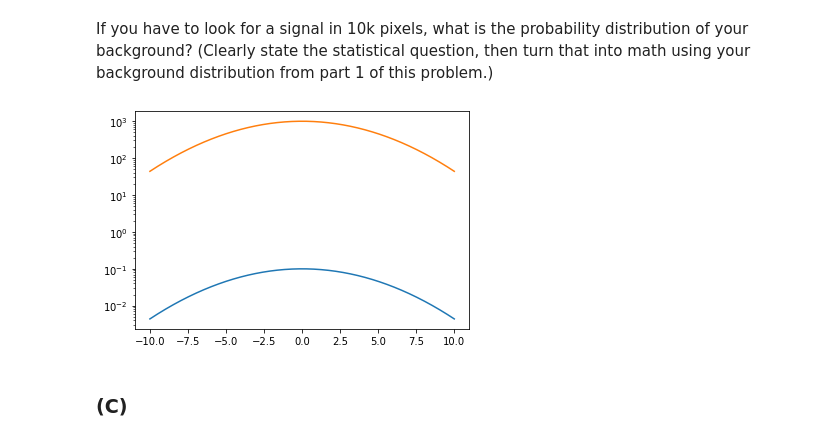
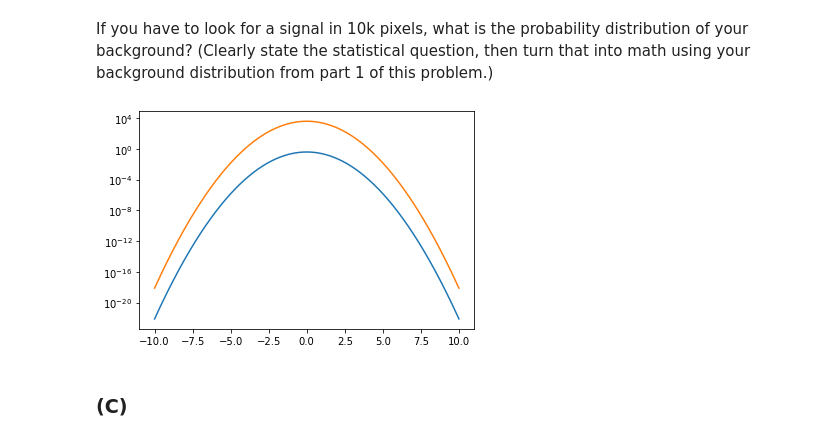
Before and after one commit to keirashea/phys-measurement, a Jupyter notebook: Lab2.ipynb, the cells around one changed output. Cells and saved outputs as stored; diff of their text form; code cells hidden in the pictures.

```diff
--- a/Lab2.ipynb
+++ b/Lab2.ipynb
@@ -215,15 +203,15 @@ If you have to look for a signal in 10k pixels, what is the probability distribu
 # %%
 x = np.linspace(-10, 10, 1000)
 
-pdf = stats.norm.pdf(x, loc=0, scale=4)
-scaled_pdf = 10000 * pdf
+pdf = stats.norm.pdf(x, loc=0, scale=1)
+scaled_pdf = pdf * 10000
 
 plt.plot(x, pdf)
 plt.plot(x, scaled_pdf)
 plt.semilogy()
 plt.show()
 # %% [output]
-[figure, old version]
+[figure, new version]
 # %% [markdown]
 ### __(C)__
 # %% [markdown]
```
Also changed, not shown: parts of 14 cells of this notebook.
